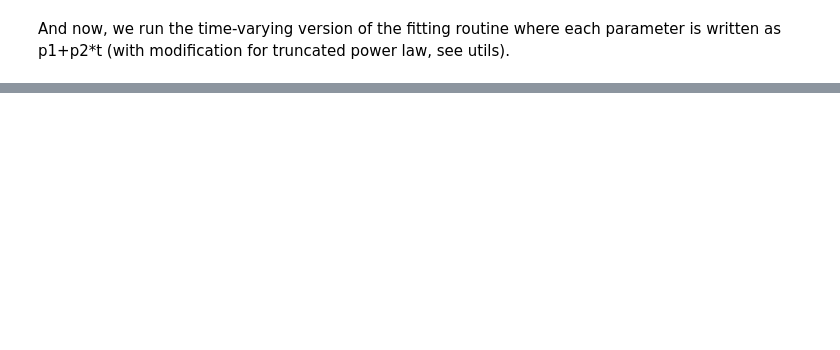
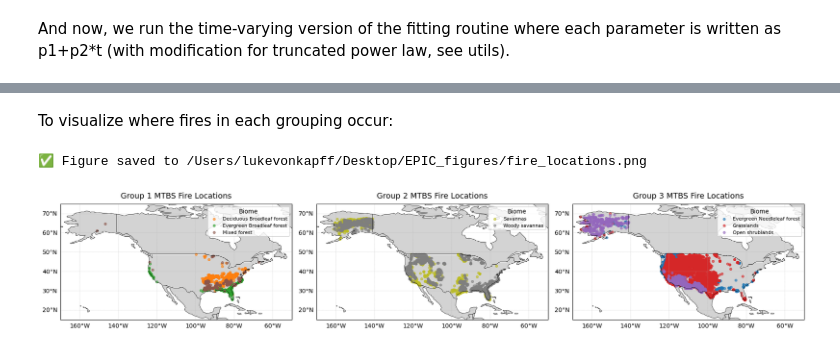
Before and after one commit to lukevonkapff/wildfire_modeling, a Jupyter notebook: notebooks/5_temporal_analysis.ipynb, the cells around one changed output, grey strips where cells are left out. Cells and saved outputs as stored; diff of their text form; code cells hidden in the pictures; blank space fills up the shorter version.

```diff
--- a/notebooks/5_temporal_analysis.ipynb
+++ b/notebooks/5_temporal_analysis.ipynb
@@ -209,0 +257,7 @@ plot_savanna_fires(mtbs_classified, biome = "both")
+# %% [markdown]
+To visualize where fires in each grouping occur:
+# %%
+plot_biome_facets(mtbs_classified)
+# %% [output]
+✅ Figure saved to /Users/lukevonkapff/Desktop/EPIC_figures/fire_locations.png
+[figure, added]
```
Also changed, not shown: parts of 21 cells of this notebook, 18 other files.
